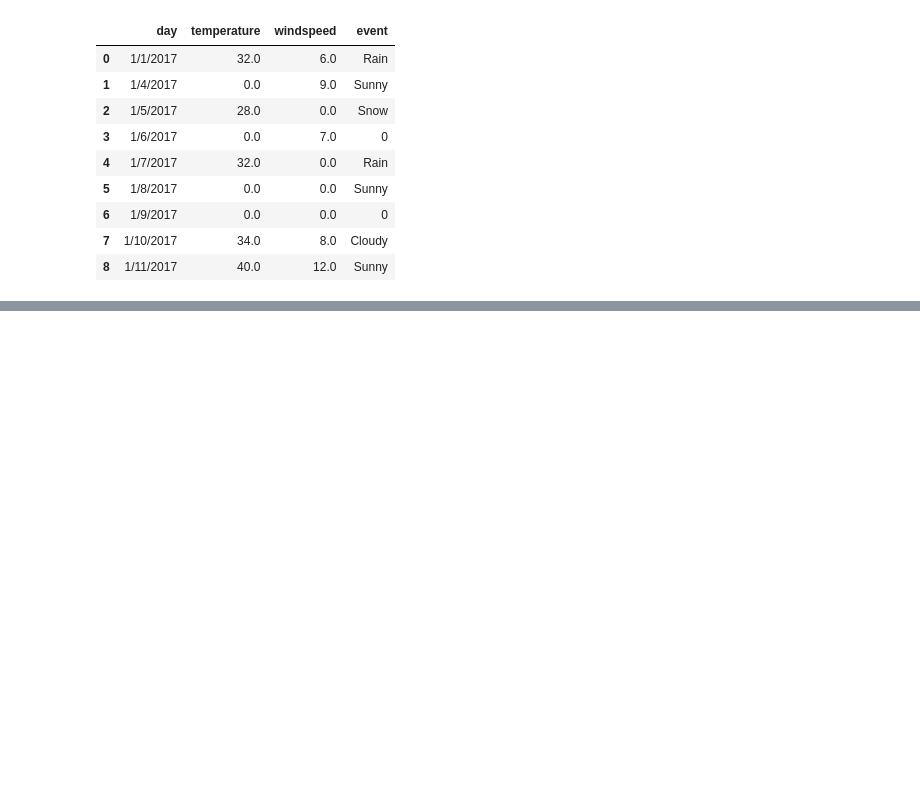
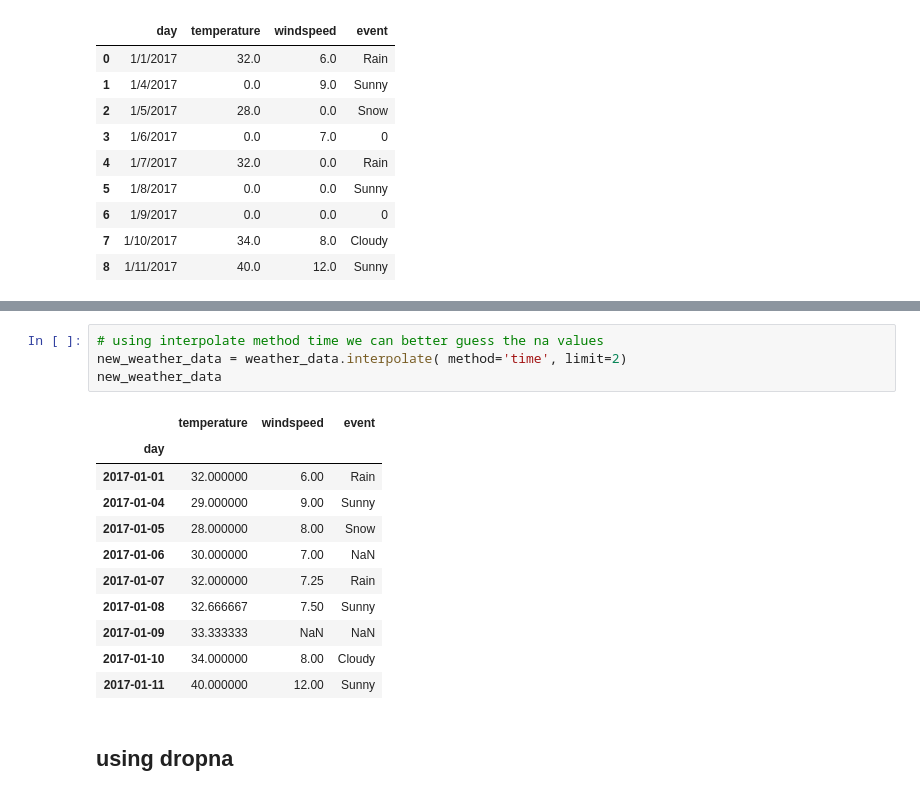
Before and after one commit to debabratabar/pandas-learning, a Jupyter notebook: 4_handle_missing_data.ipynb, the cells around one changed output, grey strips where cells are left out. Drawn from its saved outputs; the diff is of its cells as text; blank space fills up the shorter version.

```diff
--- a/4_handle_missing_data.ipynb
+++ b/4_handle_missing_data.ipynb
@@ -77,0 +150,18 @@ pandas.core.frame.DataFrame
+# %%
+# using interpolate method time we can better guess the na values
+new_weather_data = weather_data.interpolate( method='time', limit=2)
+new_weather_data
+# %% [output]
+|  | temperature | windspeed | event |
+| day |  |  |  |
+| 2017-01-01 | 32.000000 | 6.00 | Rain |
+| 2017-01-04 | 29.000000 | 9.00 | Sunny |
+| 2017-01-05 | 28.000000 | 8.00 | Snow |
+| 2017-01-06 | 30.000000 | 7.00 | NaN |
+| 2017-01-07 | 32.000000 | 7.25 | Rain |
+| 2017-01-08 | 32.666667 | 7.50 | Sunny |
+| 2017-01-09 | 33.333333 | NaN | NaN |
+| 2017-01-10 | 34.000000 | 8.00 | Cloudy |
+| 2017-01-11 | 40.000000 | 12.00 | Sunny |
+# %% [markdown]
+## using dropna
```
Also changed, not shown: parts of 23 cells of this notebook, 3 other files.
